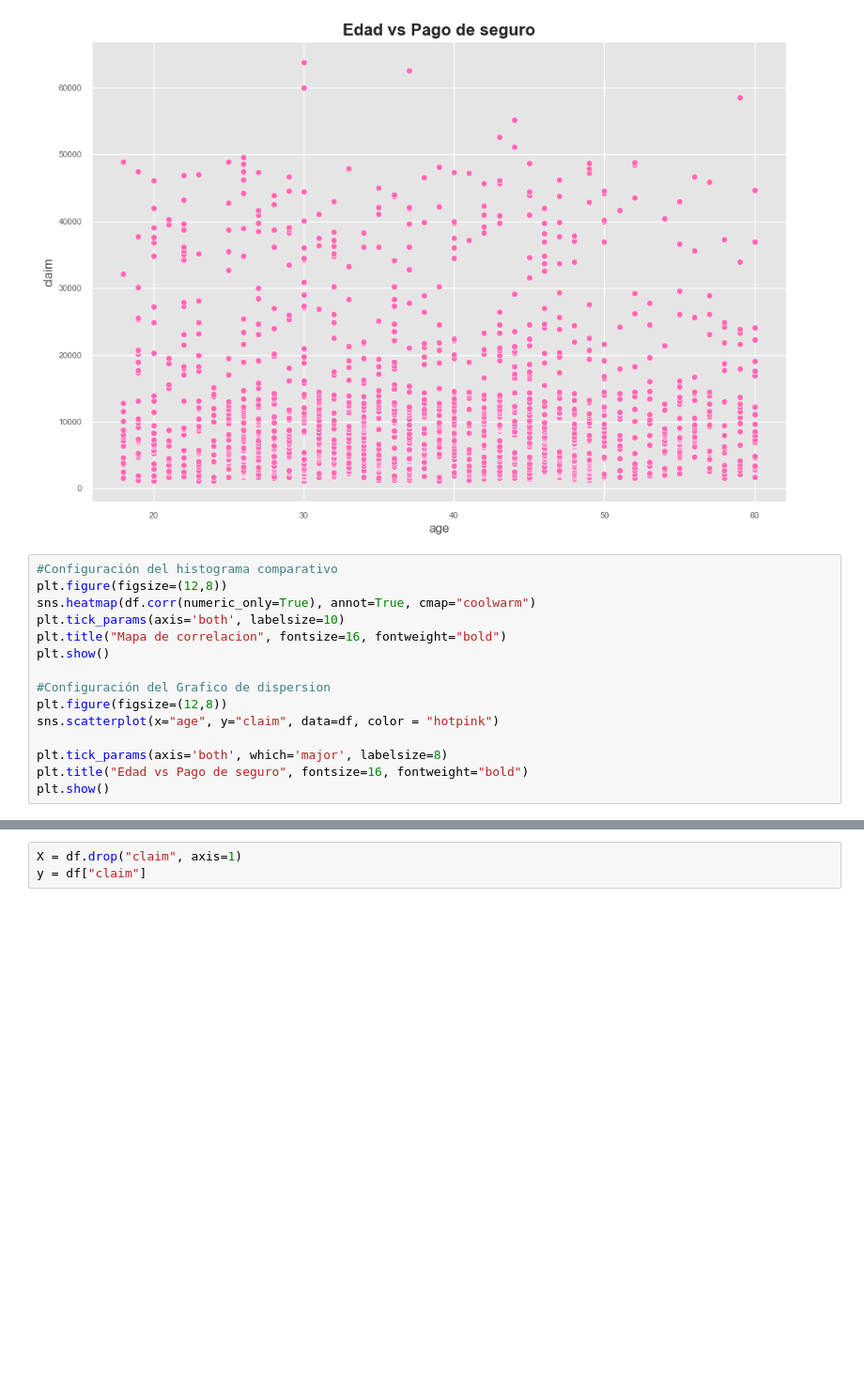
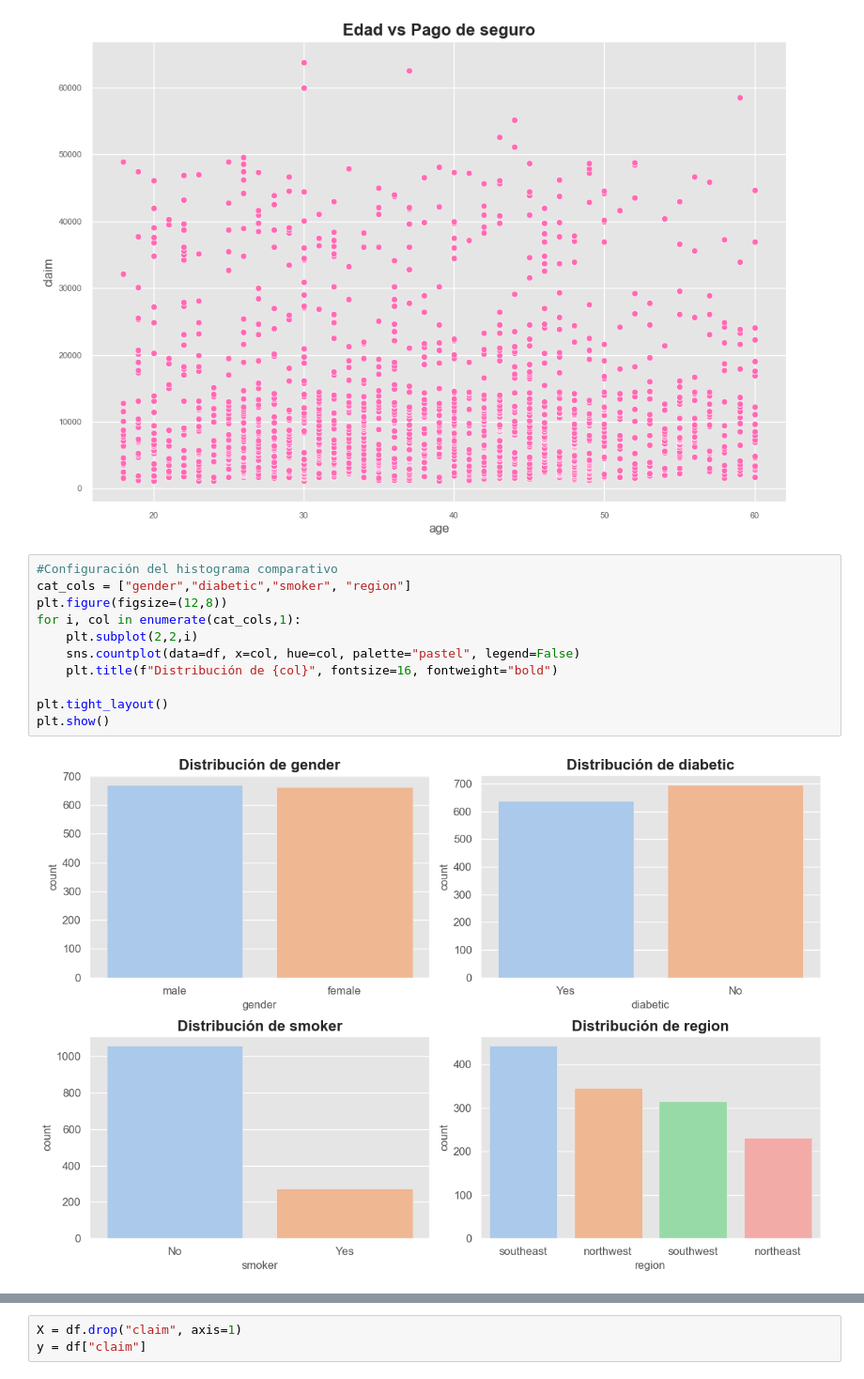
Before and after one commit to valenCastellanos25/issurance_analysis_model, a Jupyter notebook: analysis_model.ipynb, the cells around one changed output, grey strips where cells are left out. Shown at 94% size. Cells and saved outputs as stored; diff of their text form; blank space fills up the shorter version.

```diff
--- a/analysis_model.ipynb
+++ b/analysis_model.ipynb
@@ -166,16 +166,14 @@ plt.show()
 [figure]
 # %%
 #Configuración del histograma comparativo
+cat_cols = ["gender","diabetic","smoker", "region"]
 plt.figure(figsize=(12,8))
-sns.heatmap(df.corr(numeric_only=True), annot=True, cmap="coolwarm")
-plt.tick_params(axis='both', labelsize=10)
-plt.title("Mapa de correlacion", fontsize=16, fontweight="bold")
+for i, col in enumerate(cat_cols,1):
+    plt.subplot(2,2,i)
+    sns.countplot(data=df, x=col, hue=col, palette="pastel", legend=False)
+    plt.title(f"Distribución de {col}", fontsize=16, fontweight="bold")
+
+plt.tight_layout()
 plt.show()
-
-#Configuración del Grafico de dispersion
-plt.figure(figsize=(12,8))
-sns.scatterplot(x="age", y="claim", data=df, color = "hotpink")
-
-plt.tick_params(axis='both', which='major', labelsize=8)
-plt.title("Edad vs Pago de seguro", fontsize=16, fontweight="bold")
-plt.show()
+# %% [output]
+[figure, added]
```
Also changed, not shown: parts of 3 cells of this notebook.
